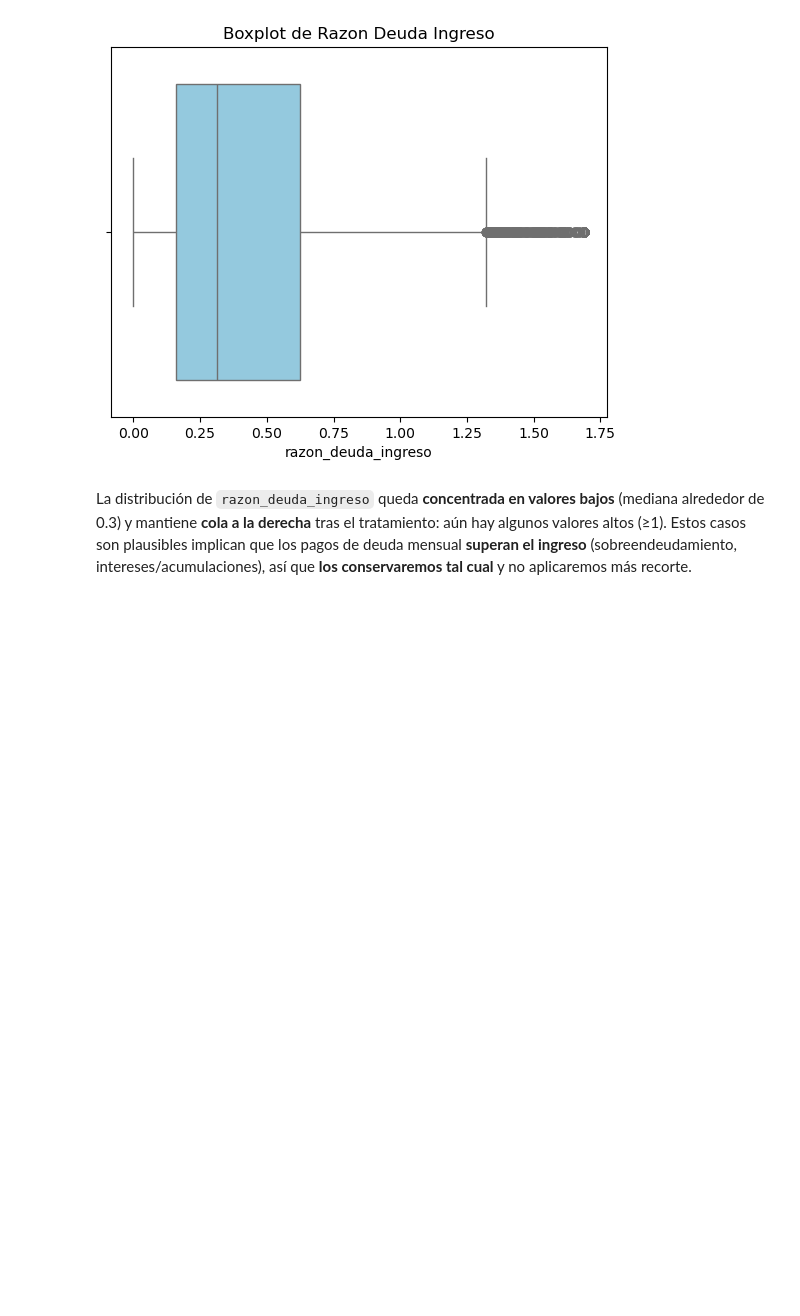
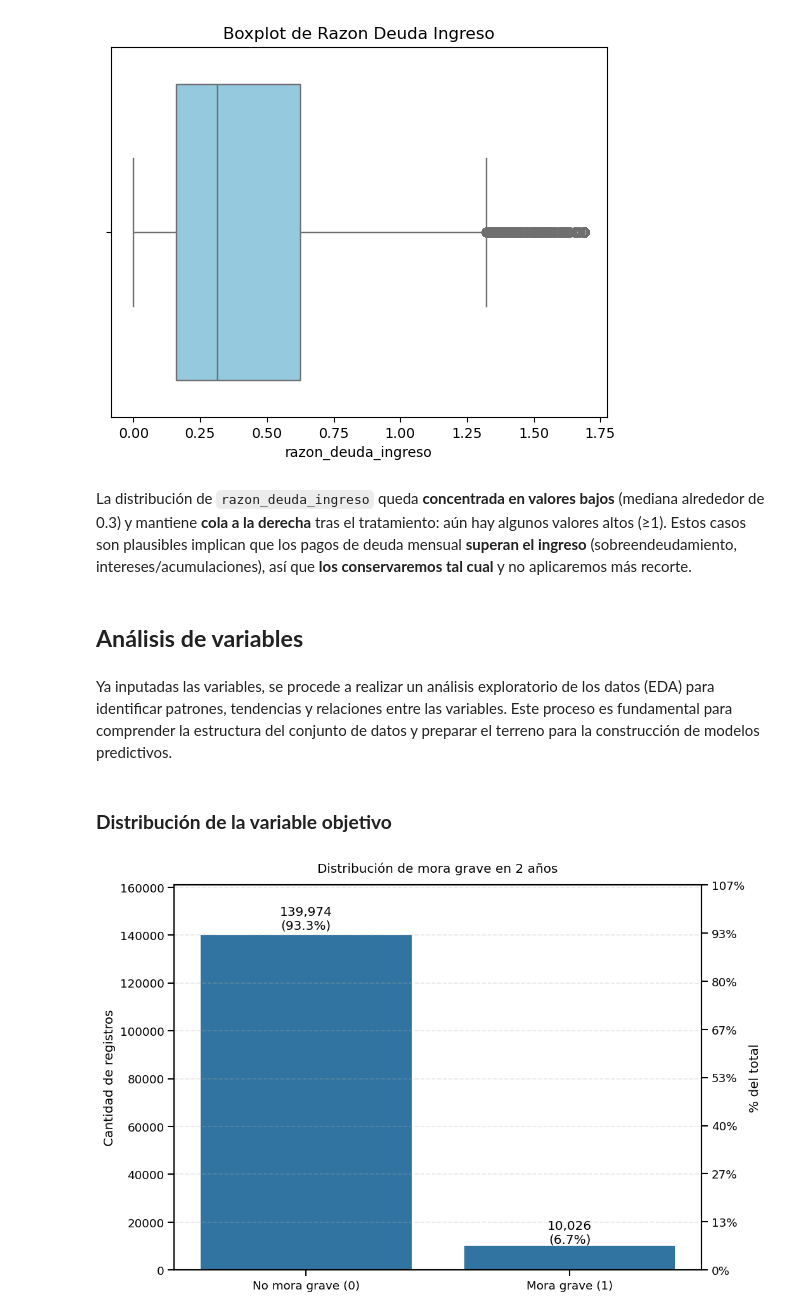
Before and after one commit to sePerezAlbor/ProyectoFinal_MachineLearning, a Jupyter notebook: _sources/EDA.ipynb, the cells around one changed output. Drawn from its saved outputs; the diff is of its cells as text; code cells hidden in the pictures; blank space fills up the shorter version.

```diff
--- a/_sources/EDA.ipynb
+++ b/_sources/EDA.ipynb
@@ -767,3 +771,47 @@ Text(0.5, 1.0, 'Boxplot de Razon Deuda Ingreso')
 [figure]
 # %% [markdown]
 La distribución de `razon_deuda_ingreso` queda **concentrada en valores bajos** (mediana alrededor de 0.3) y mantiene **cola a la derecha** tras el tratamiento: aún hay algunos valores altos (≥1). Estos casos son plausibles implican que los pagos de deuda mensual **superan el ingreso** (sobreendeudamiento, intereses/acumulaciones), así que **los conservaremos tal cual** y no aplicaremos más recorte.
+# %% [markdown]
+## **Análisis de variables**
+# %% [markdown]
+Ya inputadas las variables, se procede a realizar un análisis exploratorio de los datos (EDA) para identificar patrones, tendencias y relaciones entre las variables. Este proceso es fundamental para comprender la estructura del conjunto de datos y preparar el terreno para la construcción de modelos predictivos.
+# %% [markdown]
+### **Distribución de la variable objetivo**
+# %%
+sns.set_context("notebook")  # 'paper' < 'notebook' < 'talk' < 'poster'
+
+counts = train_data['mora_grave_2anios'].value_counts().sort_index()
+pct = counts / counts.sum() * 100
+plot_df = pd.DataFrame({'clase':[0,1], 'count': counts.values, 'pct': pct.values})
+etiquetas = {0: 'No mora grave (0)', 1: 'Mora grave (1)'}
+
+fig, ax = plt.subplots(figsize=(9,6), dpi=120)  # <-- más grande
+sns.barplot(data=plot_df, x='clase', y='count', ax=ax)
+
+ax.set_xticklabels([etiquetas[c] for c in plot_df['clase']])
+
+# Etiquetas arriba con más separación y fuente mayor
+for i, row in plot_df.iterrows():
+    ax.text(i, row['count']*1.01,              # 1% por encima de la barra
+            f"{int(row['count']):,}\n({row['pct']:.1f}%)",
+            ha='center', va='bottom', fontsize=12)
+
+# Eje secundario en %
+ax2 = ax.twinx()
+ax2.set_ylim(ax.get_ylim())
+yt = ax.get_yticks()
+total = counts.sum()
+ax2.set_yticks(yt)
+ax2.set_yticklabels([f"{(y/total*100):.0f}%" for y in yt])
+ax2.set_ylabel('% del total')
+
+ax.set_title('Distribución de mora grave en 2 años', pad=12)
+ax.set_xlabel('')
+ax.set_ylabel('Cantidad de registros')
+ax.grid(axis='y', linestyle='--', alpha=.3)
+ax.margins(y=0.15)  # más espacio superior
+
+plt.tight_layout()
+plt.show()
+# %% [output]
+[figure, added]
```
Also changed, not shown: parts of 12 cells of this notebook, 5 other files.
